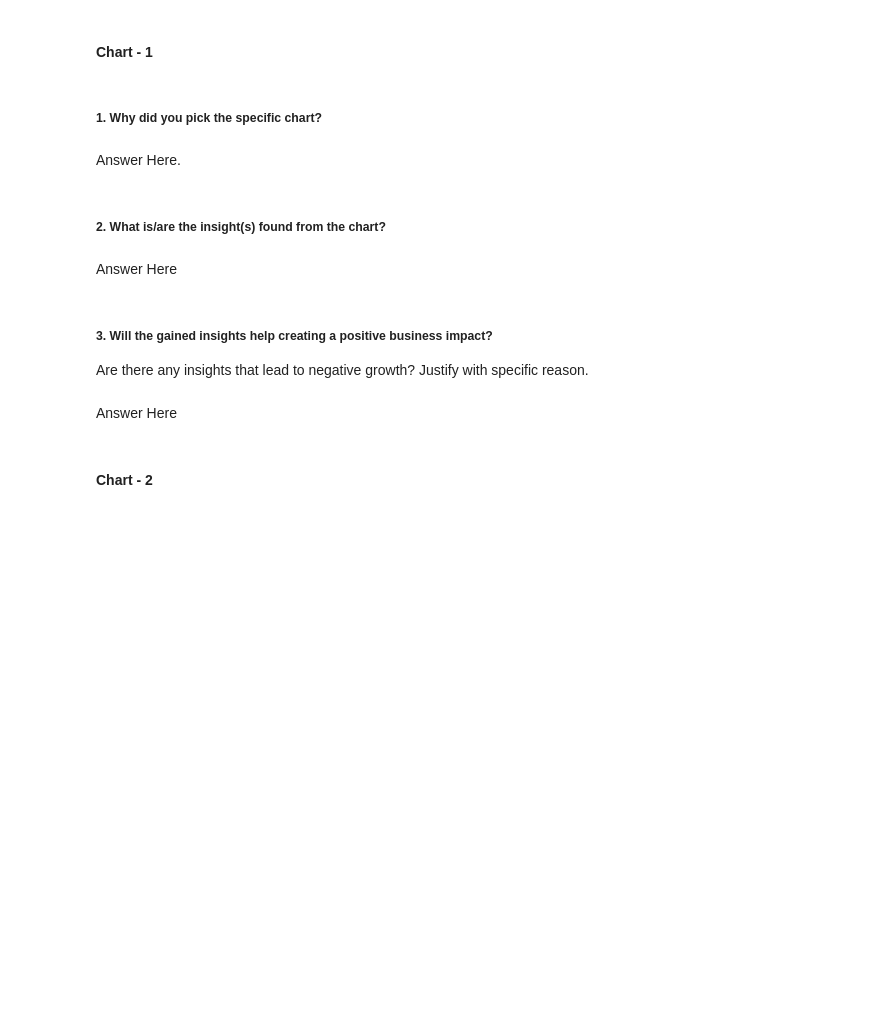
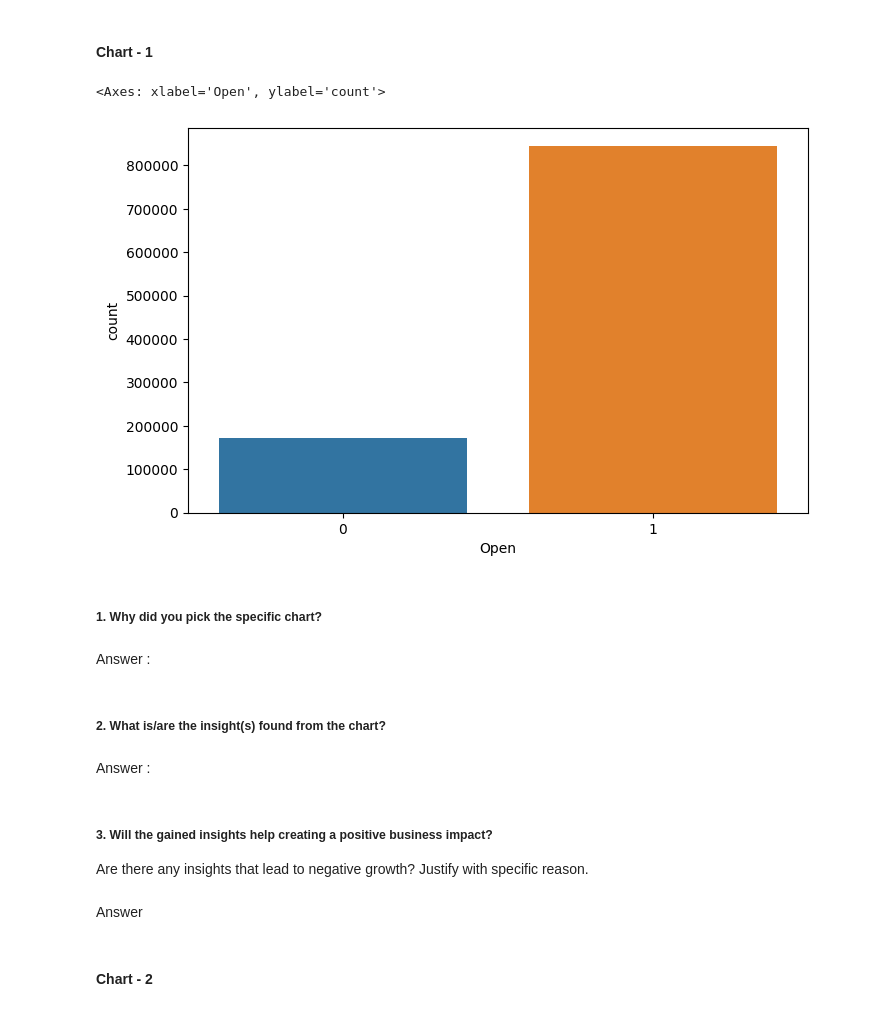
Before and after one commit to Achin120/Achin-Rossmann-Sales-Prediction---Capstone-Project.ipynb-, a Jupyter notebook: Achin_Rossmann_Sales_Prediction_Capstone_Project.ipynb, the cells around one changed output. Drawn from its saved outputs; the diff is of its cells as text; code cells hidden in the pictures; blank space fills up the shorter version.

```diff
--- a/Achin_Rossmann_Sales_Prediction_Capstone_Project.ipynb
+++ b/Achin_Rossmann_Sales_Prediction_Capstone_Project.ipynb
@@ -589,15 +588,22 @@ years = df['Year'].unique()
+# %%
+# Chart - 1 visualization code
+# Open - an indicator for whether the store was open: 0 = closed, 1 = open
+sns.countplot(x='Open', data= df)
+# %% [output]
+<Axes: xlabel='Open', ylabel='count'>
+[figure, added]
 # %% [markdown]
 ##### 1. Why did you pick the specific chart?
 # %% [markdown]
-Answer Here.
+Answer :
 # %% [markdown]
 ##### 2. What is/are the insight(s) found from the chart?
 # %% [markdown]
-Answer Here
+Answer :
 # %% [markdown]
 ##### 3. Will the gained insights help creating a positive business impact?
 Are there any insights that lead to negative growth? Justify with specific reason.
 # %% [markdown]
-Answer Here
+Answer
 # %% [markdown]
 #### Chart - 2
```
Also changed, not shown: parts of 38 cells of this notebook.
